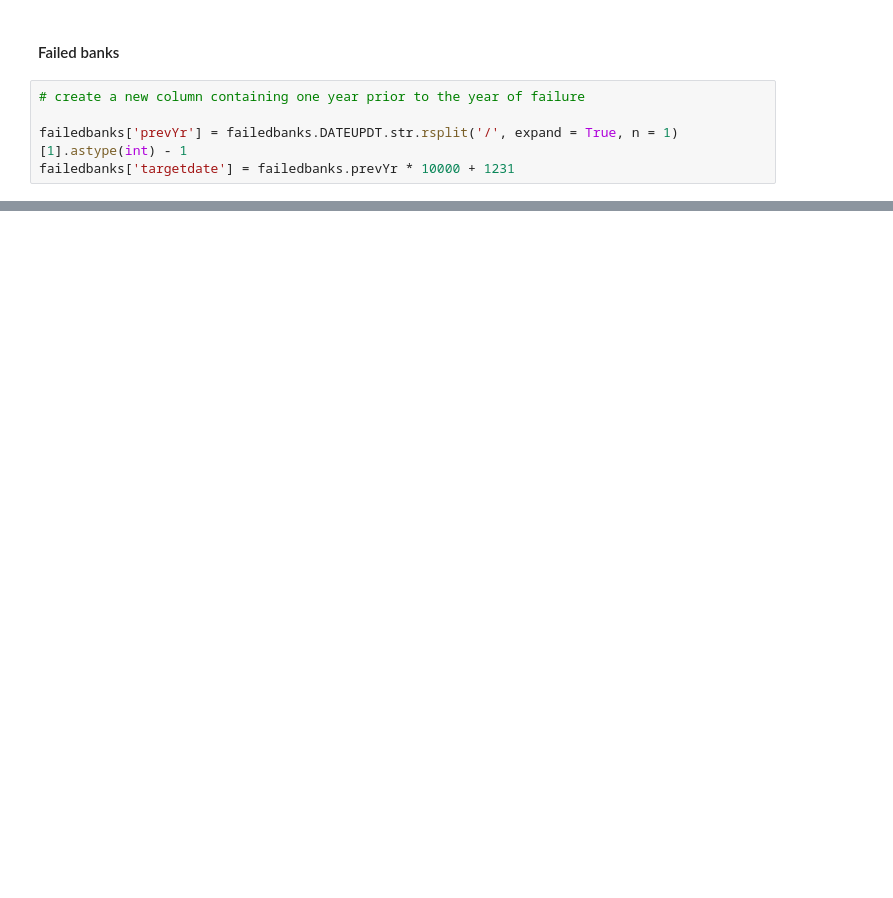
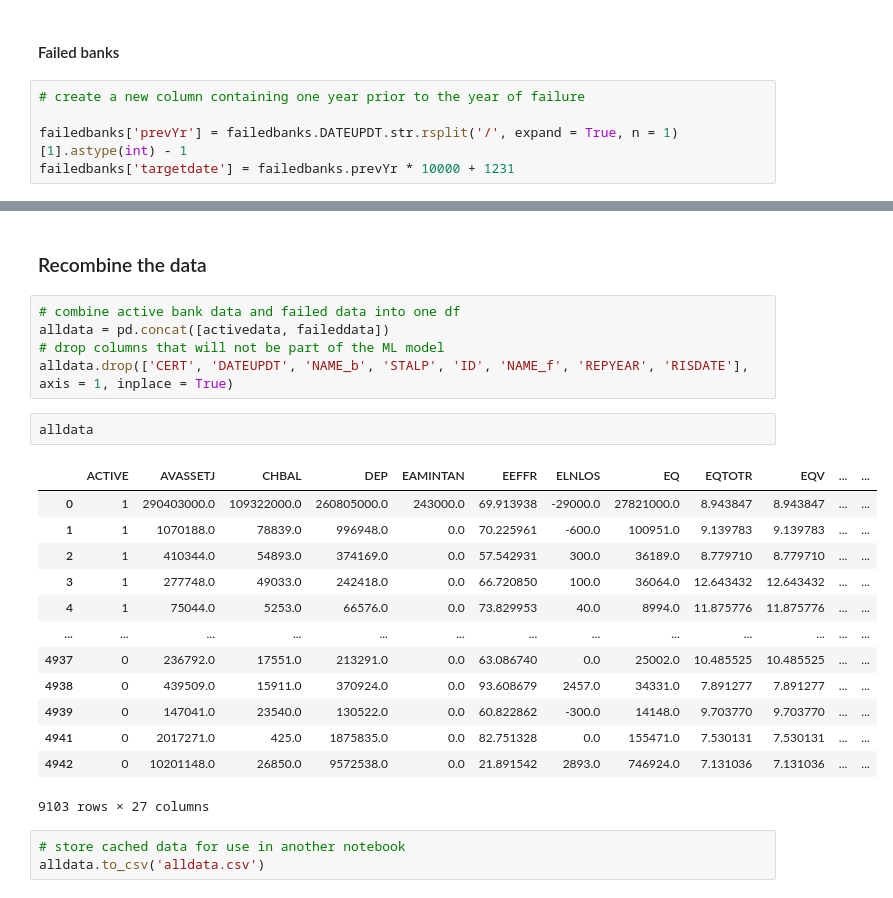
Before and after one commit to joeyio/bank-sentinel, a Jupyter notebook: extract.ipynb, the cells around one changed output, grey strips where cells are left out. Cells and saved outputs as stored; diff of their text form; blank space fills up the shorter version.

```diff
--- a/extract.ipynb
+++ b/extract.ipynb
@@ -188,0 +232,26 @@ faileddata
+# %% [markdown]
+### Recombine the data
+# %%
+# combine active bank data and failed data into one df
+alldata = pd.concat([activedata, faileddata])
+# drop columns that will not be part of the ML model
+alldata.drop(['CERT', 'DATEUPDT', 'NAME_b', 'STALP', 'ID', 'NAME_f', 'REPYEAR', 'RISDATE'], axis = 1, inplace = True)
+# %%
+alldata
+# %% [output]
+|  | ACTIVE | AVASSETJ | CHBAL | DEP | EAMINTAN | EEFFR | ELNLOS | EQ | EQTOTR | EQV | ... | ... |
+| 0 | 1 | 290403000.0 | 109322000.0 | 260805000.0 | 243000.0 | 69.913938 | -29000.0 | 27821000.0 | 8.943847 | 8.943847 | ... | ... |
+| 1 | 1 | 1070188.0 | 78839.0 | 996948.0 | 0.0 | 70.225961 | -600.0 | 100951.0 | 9.139783 | 9.139783 | ... | ... |
+| 2 | 1 | 410344.0 | 54893.0 | 374169.0 | 0.0 | 57.542931 | 300.0 | 36189.0 | 8.779710 | 8.779710 | ... | ... |
+| 3 | 1 | 277748.0 | 49033.0 | 242418.0 | 0.0 | 66.720850 | 100.0 | 36064.0 | 12.643432 | 12.643432 | ... | ... |
+| 4 | 1 | 75044.0 | 5253.0 | 66576.0 | 0.0 | 73.829953 | 40.0 | 8994.0 | 11.875776 | 11.875776 | ... | ... |
+| ... | ... | ... | ... | ... | ... | ... | ... | ... | ... | ... | ... | ... |
+| 4937 | 0 | 236792.0 | 17551.0 | 213291.0 | 0.0 | 63.086740 | 0.0 | 25002.0 | 10.485525 | 10.485525 | ... | ... |
+| 4938 | 0 | 439509.0 | 15911.0 | 370924.0 | 0.0 | 93.608679 | 2457.0 | 34331.0 | 7.891277 | 7.891277 | ... | ... |
+| 4939 | 0 | 147041.0 | 23540.0 | 130522.0 | 0.0 | 60.822862 | -300.0 | 14148.0 | 9.703770 | 9.703770 | ... | ... |
+| 4941 | 0 | 2017271.0 | 425.0 | 1875835.0 | 0.0 | 82.751328 | 0.0 | 155471.0 | 7.530131 | 7.530131 | ... | ... |
+| 4942 | 0 | 10201148.0 | 26850.0 | 9572538.0 | 0.0 | 21.891542 | 2893.0 | 746924.0 | 7.131036 | 7.131036 | ... | ... |
+9103 rows × 27 columns
+# %%
+# store cached data for use in another notebook
+alldata.to_csv('alldata.csv')
```
Also changed, not shown: parts of 12 cells of this notebook, 1 other file.
